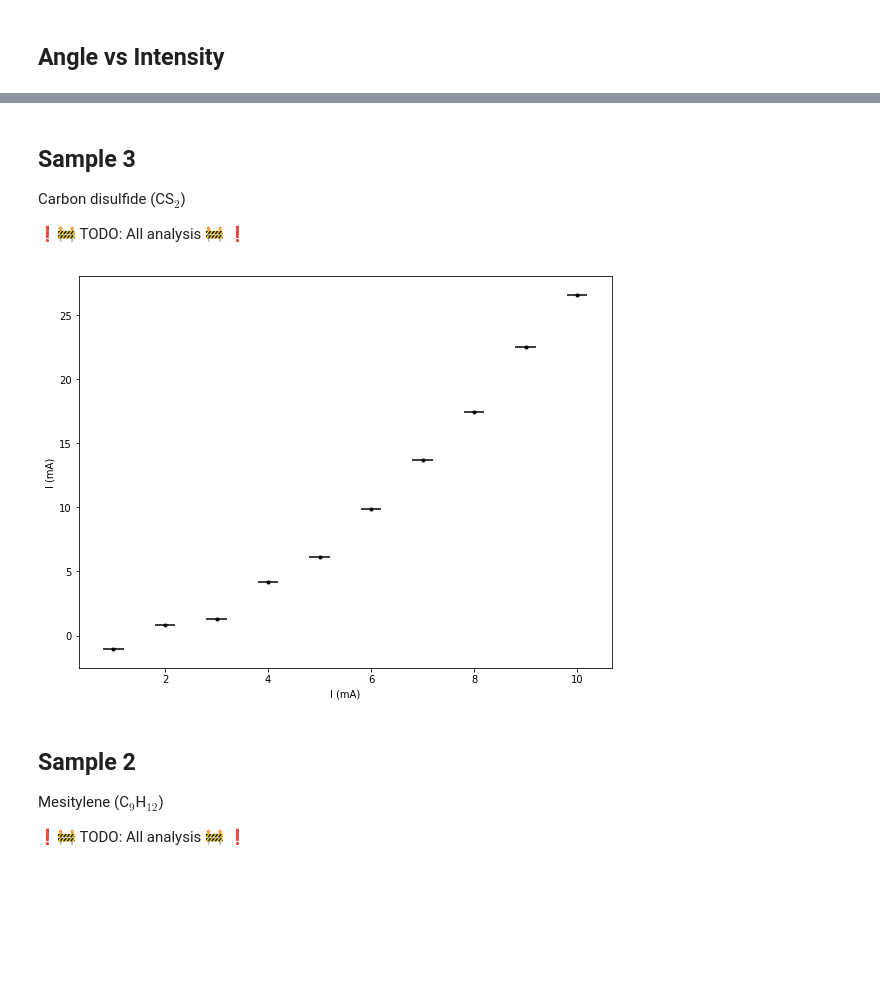
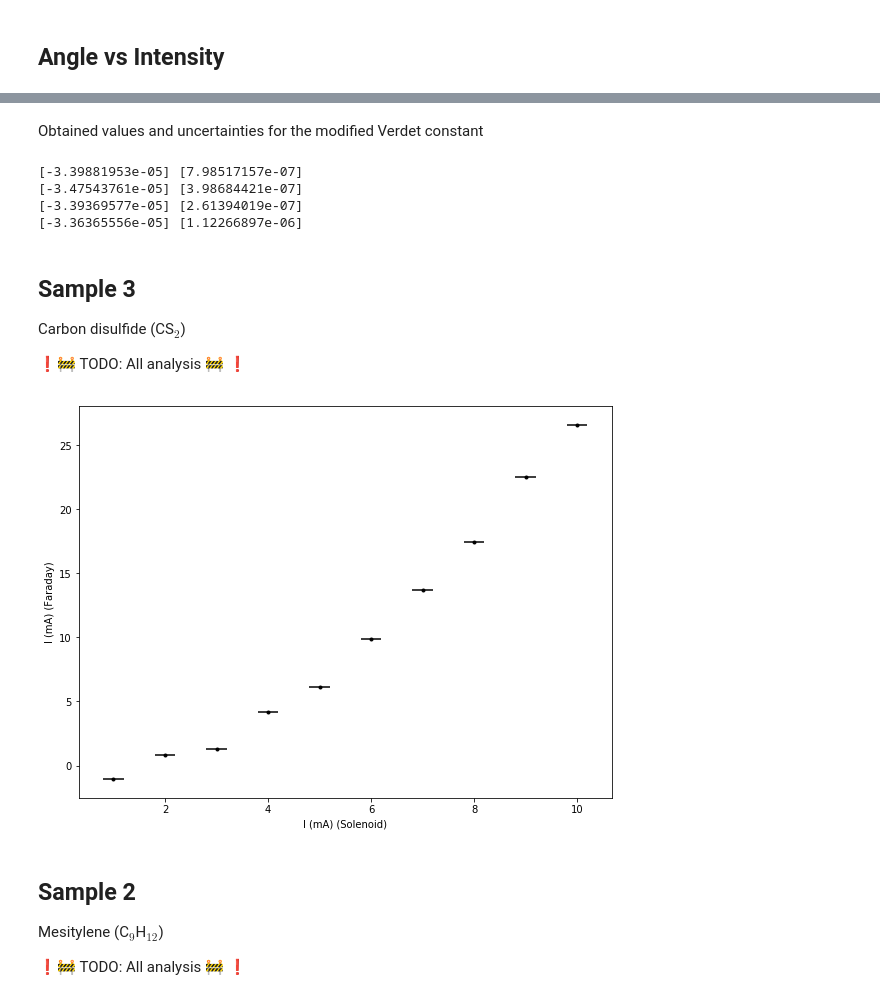
Before and after one commit to iyanmv/APL_ws18-19, a Jupyter notebook: MagnetoOptics/Magneto Optics analysis.ipynb, the cells around one changed output, grey strips where cells are left out. Cells and saved outputs as stored; diff of their text form; code cells hidden in the pictures; blank space fills up the shorter version.

```diff
--- a/MagnetoOptics/Magneto Optics analysis.ipynb
+++ b/MagnetoOptics/Magneto Optics analysis.ipynb
@@ -169,6 +200,23 @@ ax4.legend();
 # %%
 for formato in ("png", "pdf", "eps"):
     fig.savefig(os.path.join(fig_path, 'Angle_diff_intensity2.') + formato)
+# %% [markdown]
+Obtained values and uncertainties for the modified Verdet constant
+# %%
+perr1 = np.sqrt(np.diag(pcov1))
+perr2 = np.sqrt(np.diag(pcov2))
+perr3 = np.sqrt(np.diag(pcov3))
+perr4 = np.sqrt(np.diag(pcov4))
+
+print(popt1, perr1)
+print(popt2, perr2)
+print(popt3, perr3)
+print(popt4, perr4)
+# %% [output]
+[-3.39881953e-05] [7.98517157e-07]
+[-3.47543761e-05] [3.98684421e-07]
+[-3.39369577e-05] [2.61394019e-07]
+[-3.36365556e-05] [1.12266897e-06]
 # %% [markdown]
 ## Sample 3
 
@@ -178,10 +226,10 @@ Carbon disulfide (CS$_2$)
 # %%
 fig, ax1 = plt.subplots(1, 1, figsize=(8,6), constrained_layout=True)
 ax1.errorbar(sample3[:,0], sample3[:,1], xerr=0.2, yerr=0.05, fmt='k.')
-ax1.set_xlabel('I (mA)')
-ax1.set_ylabel('I (mA)');
+ax1.set_xlabel('I (mA) (Solenoid)')
+ax1.set_ylabel('I (mA) (Faraday)');
 # %% [output]
-[figure, old version]
+[figure, new version]
 # %% [markdown]
 ## Sample 2
 
```
Also changed, not shown: parts of 16 cells of this notebook, 18 other files.
